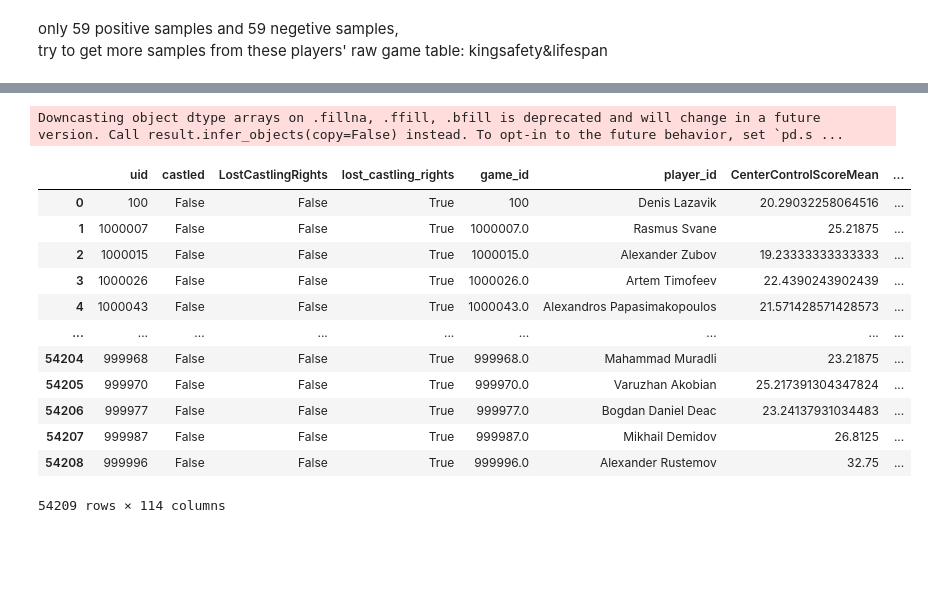
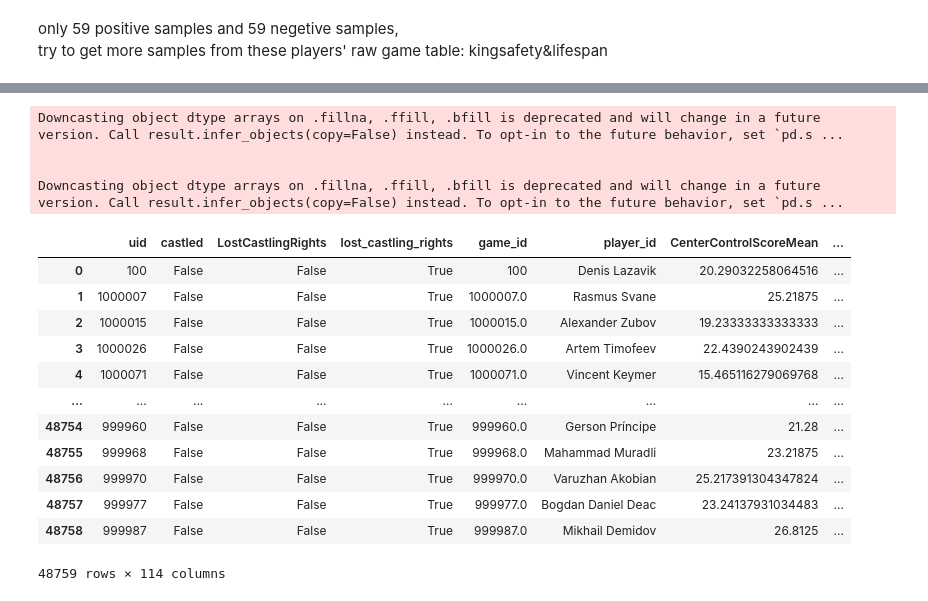
Before and after one commit to zZimablueee/Chess, a Jupyter notebook: player-cluster/classifier.ipynb, the cells around one changed output, grey strips where cells are left out. Cells and saved outputs as stored; diff of their text form; code cells hidden in the pictures; blank space fills up the shorter version.

```diff
--- a/player-cluster/classifier.ipynb
+++ b/player-cluster/classifier.ipynb
@@ -107,5 +107,5 @@ plt.show()
 # %%
-dbscan=DBSCAN(eps=0.8,min_samples=20)
+dbscan=DBSCAN(eps=3,min_samples=20)
 #让噪声点变多：减小eps，增加min_samples
 labels=dbscan.fit_predict(X_pca)
 plt.figure(figsize=(8,6))
@@ -485,4 +617,4 @@ chaos_0_ks_all
 # %%
 #把chaos_1/0_ks_all里的list都丢掉
-chaos_0_ks_all=chaos_0_ks_all.drop(columns=[col for col in chaos_0_ks_all.columns if col.endswith('List')])
-chaos_1_ks_all=chaos_1_ks_all.drop(columns=[col for col in chaos_1_ks_all.columns if col.endswith('List')])
+Dynamic_0_ks_all=Dynamic_0_ks_all.drop(columns=[col for col in Dynamic_0_ks_all.columns if col.endswith('List')])
+Dynamic_1_ks_all=Dynamic_1_ks_all.drop(columns=[col for col in Dynamic_1_ks_all.columns if col.endswith('List')])
@@ -488,0 +642,14 @@ chaos_1_ks_all=chaos_1_ks_all.drop(columns=[col for col in chaos_1_ks_all.column
+# %%
+Dynamic_0_ks_all = Dynamic_0_ks_all.sort_values("uid").reset_index(drop=True)
+Dynamic_0_lifespan_all = Dynamic_0_lifespan_all.sort_values("uid").reset_index(drop=True)
+mismatch = Dynamic_0_ks_all['uid'] != Dynamic_0_lifespan_all['uid']
+if mismatch.any():
+    bad_rows = Dynamic_0_ks_all.loc[mismatch, 'uid']
+    print("不一致的 uid 行如下：")
+    print(bad_rows)
+    raise ValueError("排序后 uid 仍不一致，可能表结构有问题")
+else:
+    print("排序后 uid 完全一致，可以安全横向合并")
+Dynamic_0_lifespan_all = Dynamic_0_lifespan_all.drop(columns=['uid'])
+Dynamic_0_all = pd.concat([Dynamic_0_ks_all, Dynamic_0_lifespan_all], axis=1)
+Dynamic_0_all
@@ -489,17 +671,17 @@ chaos_1_ks_all=chaos_1_ks_all.drop(columns=[col for col in chaos_1_ks_all.column
 # %%
-chaos_1_ks_all = chaos_1_ks_all.sort_values("uid").reset_index(drop=True)
-chaos_1_lifespan_all = chaos_1_lifespan_all.sort_values("uid").reset_index(drop=True)
-mismatch = chaos_1_ks_all['uid'] != chaos_1_lifespan_all['uid']
+Dynamic_1_ks_all = Dynamic_1_ks_all.sort_values("uid").reset_index(drop=True)
+Dynamic_1_lifespan_all = Dynamic_1_lifespan_all.sort_values("uid").reset_index(drop=True)
+mismatch = Dynamic_1_ks_all['uid'] != Dynamic_1_lifespan_all['uid']
 if mismatch.any():
-    bad_rows = chaos_1_ks_all.loc[mismatch, 'uid']
+    bad_rows = Dynamic_1_ks_all.loc[mismatch, 'uid']
     print("不一致的 uid 行如下：")
     print(bad_rows)
     raise ValueError("排序后 uid 仍不一致，可能表结构有问题")
 else:
     print("排序后 uid 完全一致，可以安全横向合并")
-chaos_1_lifespan_all = chaos_1_lifespan_all.drop(columns=['uid'])
-chaos_1_all = pd.concat([chaos_1_ks_all, chaos_1_lifespan_all], axis=1)
-chaos_1_all
+Dynamic_1_lifespan_all = Dynamic_1_lifespan_all.drop(columns=['uid'])
+Dynamic_1_all = pd.concat([Dynamic_1_ks_all, Dynamic_1_lifespan_all], axis=1)
+Dynamic_1_all
 # %% [output]
 排序后 uid 完全一致，可以安全横向合并
 |  | uid | castled | LostCastlingRights | lost_castling_rights | game_id | player_id | CenterControlScoreMean | ... |
@@ -547,22 +700,25 @@ chaos_0_all
 # %%
-chaos_1_all=chaos_1_all.fillna(0)
-chaos_0_all=chaos_0_all.fillna(0)
-chaos_0_all
+Dynamic_1_all=Dynamic_1_all.fillna(0)
+Dynamic_0_all=Dynamic_0_all.fillna(0)
+Dynamic_0_all
 # %% [output]
 Downcasting object dtype arrays on .fillna, .ffill, .bfill is deprecated and will change in a future version. Call result.infer_objects(copy=False) instead. To opt-in to the future behavior, set `pd.s ...
+
+
+Downcasting object dtype arrays on .fillna, .ffill, .bfill is deprecated and will change in a future version. Call result.infer_objects(copy=False) instead. To opt-in to the future behavior, set `pd.s ...
 |  | uid | castled | LostCastlingRights | lost_castling_rights | game_id | player_id | CenterControlScoreMean | ... |
 | 0 | 100 | False | False | True | 100 | Denis Lazavik | 20.29032258064516 | ... |
 | 1 | 1000007 | False | False | True | 1000007.0 | Rasmus Svane | 25.21875 | ... |
 | 2 | 1000015 | False | False | True | 1000015.0 | Alexander Zubov | 19.23333333333333 | ... |
 | 3 | 1000026 | False | False | True | 1000026.0 | Artem Timofeev | 22.4390243902439 | ... |
-| 4 | 1000043 | False | False | True | 1000043.0 | Alexandros Papasimakopoulos | 21.571428571428573 | ... |
+| 4 | 1000071 | False | False | True | 1000071.0 | Vincent Keymer | 15.465116279069768 | ... |
 | ... | ... | ... | ... | ... | ... | ... | ... | ... |
-| 54204 | 999968 | False | False | True | 999968.0 | Mahammad Muradli | 23.21875 | ... |
-| 54205 | 999970 | False | False | True | 999970.0 | Varuzhan Akobian | 25.217391304347824 | ... |
-| 54206 | 999977 | False | False | True | 999977.0 | Bogdan Daniel Deac | 23.24137931034483 | ... |
-| 54207 | 999987 | False | False | True | 999987.0 | Mikhail Demidov | 26.8125 | ... |
-| 54208 | 999996 | False | False | True | 999996.0 | Alexander Rustemov | 32.75 | ... |
+| 48754 | 999960 | False | False | True | 999960.0 | Gerson Príncipe | 21.28 | ... |
+| 48755 | 999968 | False | False | True | 999968.0 | Mahammad Muradli | 23.21875 | ... |
+| 48756 | 999970 | False | False | True | 999970.0 | Varuzhan Akobian | 25.217391304347824 | ... |
+| 48757 | 999977 | False | False | True | 999977.0 | Bogdan Daniel Deac | 23.24137931034483 | ... |
+| 48758 | 999987 | False | False | True | 999987.0 | Mikhail Demidov | 26.8125 | ... |
-54209 rows × 114 columns
+48759 rows × 114 columns
 # %%
 #add more train data
 exclude_cols = ['uid', 'game_id', 'player_id', 'color', 'White_game_id', 'Black_game_id']
```
Also changed, not shown: parts of 25 cells of this notebook, 1 other file.
